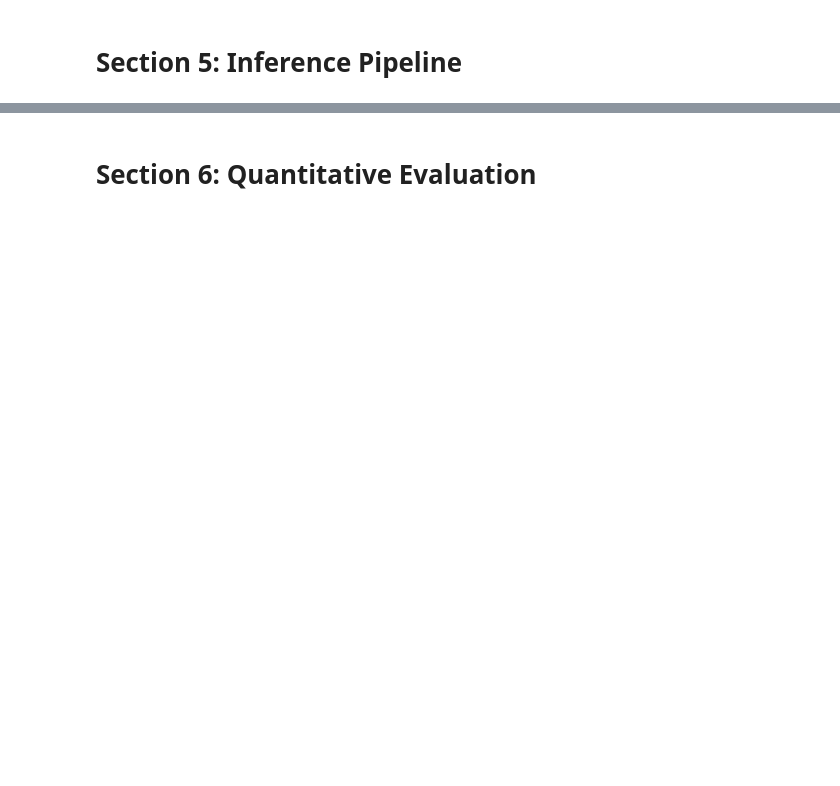
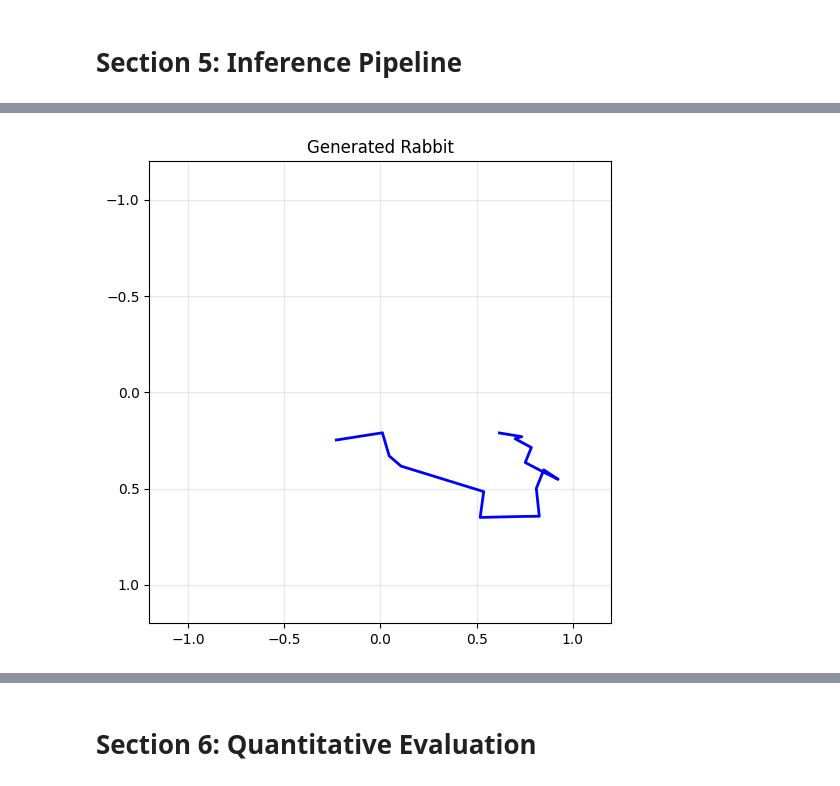
Before and after one commit to CaganKiper/myth-case-study, a Jupyter notebook: Technical_Assignment/Technical_Assignment.ipynb, the cells around one changed output, grey strips where cells are left out. Cells and saved outputs as stored; diff of their text form; code cells hidden in the pictures; blank space fills up the shorter version.

```diff
--- a/Technical_Assignment/Technical_Assignment.ipynb
+++ b/Technical_Assignment/Technical_Assignment.ipynb
@@ -1048,6 +1197,8 @@ plot_sketch(bus_sample, "Generated Bus")
 # %%
-rabbit_sample = generate_sample(models['rabbit'], noise_schedule)
+rabbit_sample = generate_sample(models_list['rabbit'], noise_schedule)
 plot_sketch(rabbit_sample, "Generated Rabbit")
+# %% [output]
+[figure, added]
 # %%
 fig, axes = plt.subplots(3, 3, figsize=(15, 15))
 
```
Also changed, not shown: parts of 58 cells of this notebook.
